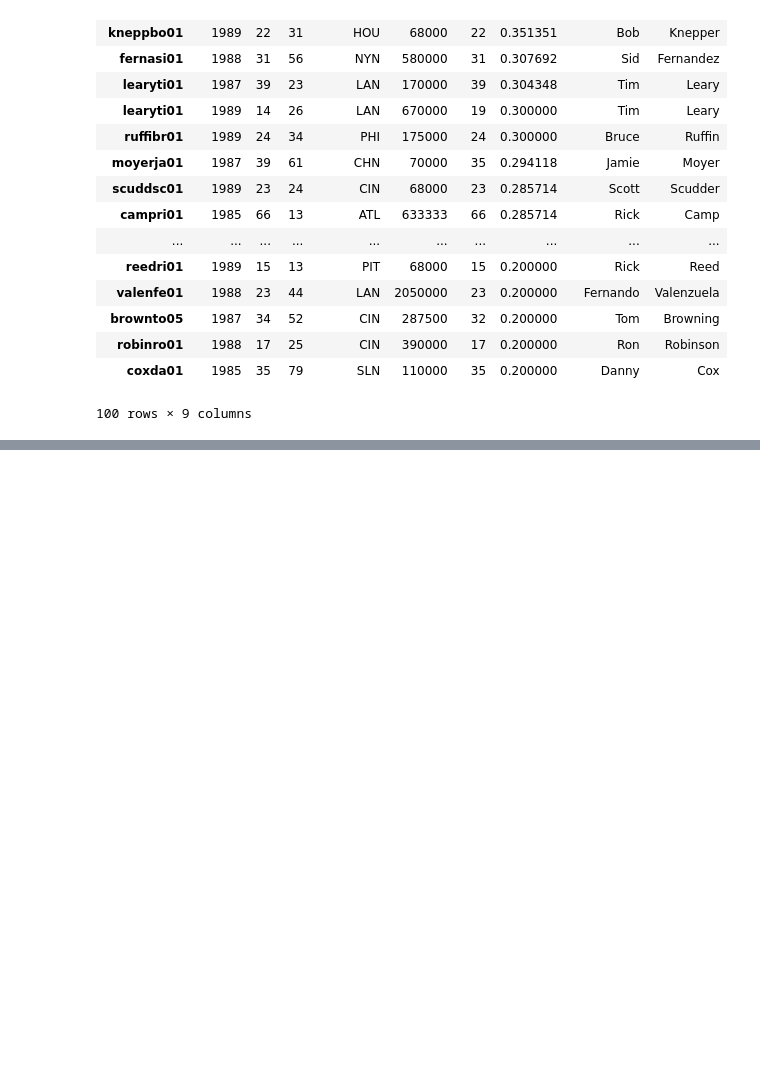
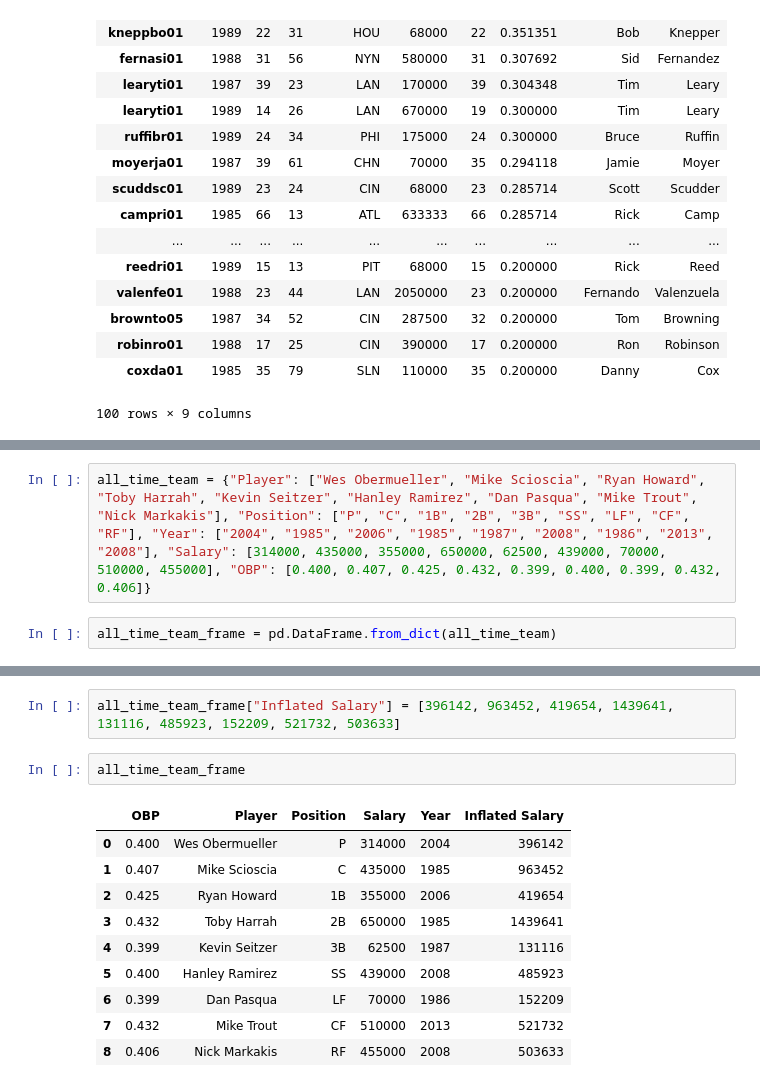
Before and after one commit to tiy-gvl-python-2015-09/moneyball, a Jupyter notebook: Moneyball -- Hard Mode.ipynb, the cells around one changed output, grey strips where cells are left out. Saved outputs shown, nothing was run; the diff lists cells and outputs as text; blank space fills up the shorter version.

```diff
--- a/Moneyball -- Hard Mode.ipynb
+++ b/Moneyball -- Hard Mode.ipynb
@@ -354,0 +389,4 @@ pitchers_80s[0:100]
+# %%
+all_time_team = {"Player": ["Wes Obermueller", "Mike Scioscia", "Ryan Howard", "Toby Harrah", "Kevin Seitzer", "Hanley Ramirez", "Dan Pasqua", "Mike Trout", "Nick Markakis"], "Position": ["P", "C", "1B", "2B", "3B", "SS", "LF", "CF", "RF"], "Year": ["2004", "1985", "2006", "1985", "1987", "2008", "1986", "2013", "2008"], "Salary": [314000, 435000, 355000, 650000, 62500, 439000, 70000, 510000, 455000], "OBP": [0.400, 0.407, 0.425, 0.432, 0.399, 0.400, 0.399, 0.432, 0.406]}
+# %%
+all_time_team_frame = pd.DataFrame.from_dict(all_time_team)
@@ -354,0 +406,15 @@ pitchers_80s[0:100]
+# %%
+all_time_team_frame["Inflated Salary"] = [396142, 963452, 419654, 1439641, 131116, 485923, 152209, 521732, 503633]
+# %%
+all_time_team_frame
+# %% [output]
+|  | OBP | Player | Position | Salary | Year | Inflated Salary |
+| 0 | 0.400 | Wes Obermueller | P | 314000 | 2004 | 396142 |
+| 1 | 0.407 | Mike Scioscia | C | 435000 | 1985 | 963452 |
+| 2 | 0.425 | Ryan Howard | 1B | 355000 | 2006 | 419654 |
+| 3 | 0.432 | Toby Harrah | 2B | 650000 | 1985 | 1439641 |
+| 4 | 0.399 | Kevin Seitzer | 3B | 62500 | 1987 | 131116 |
+| 5 | 0.400 | Hanley Ramirez | SS | 439000 | 2008 | 485923 |
+| 6 | 0.399 | Dan Pasqua | LF | 70000 | 1986 | 152209 |
+| 7 | 0.432 | Mike Trout | CF | 510000 | 2013 | 521732 |
+| 8 | 0.406 | Nick Markakis | RF | 455000 | 2008 | 503633 |
```
Also changed, not shown: parts of 11 cells of this notebook.
